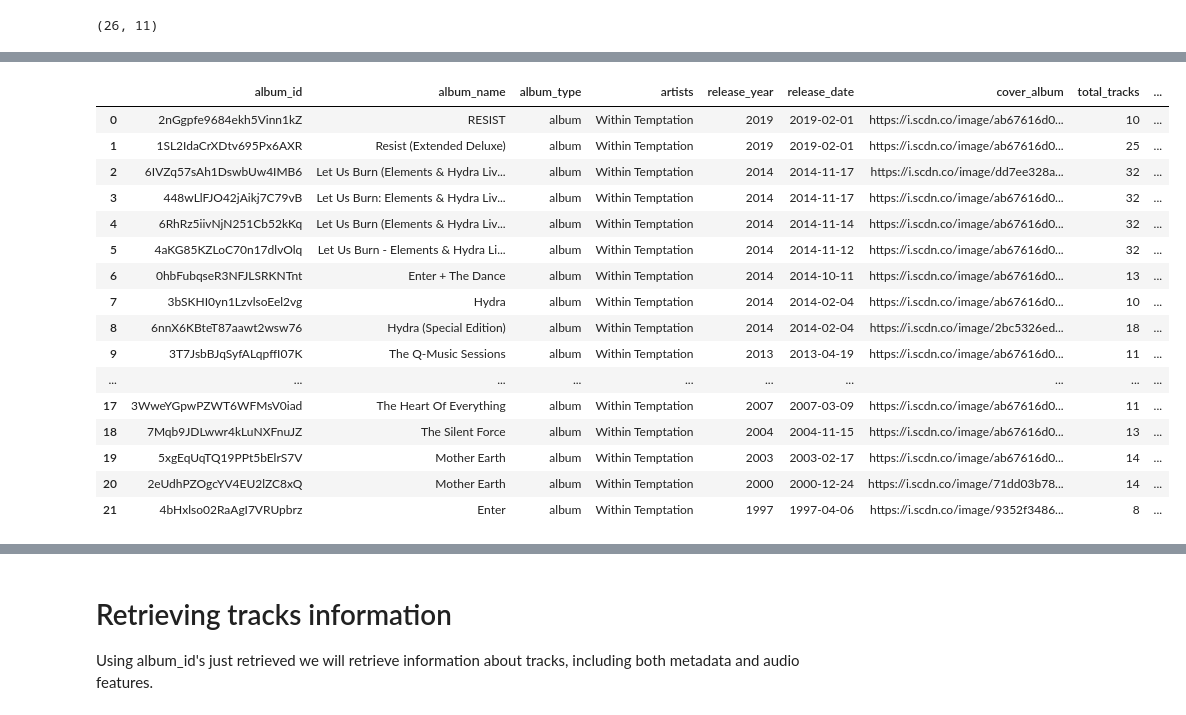
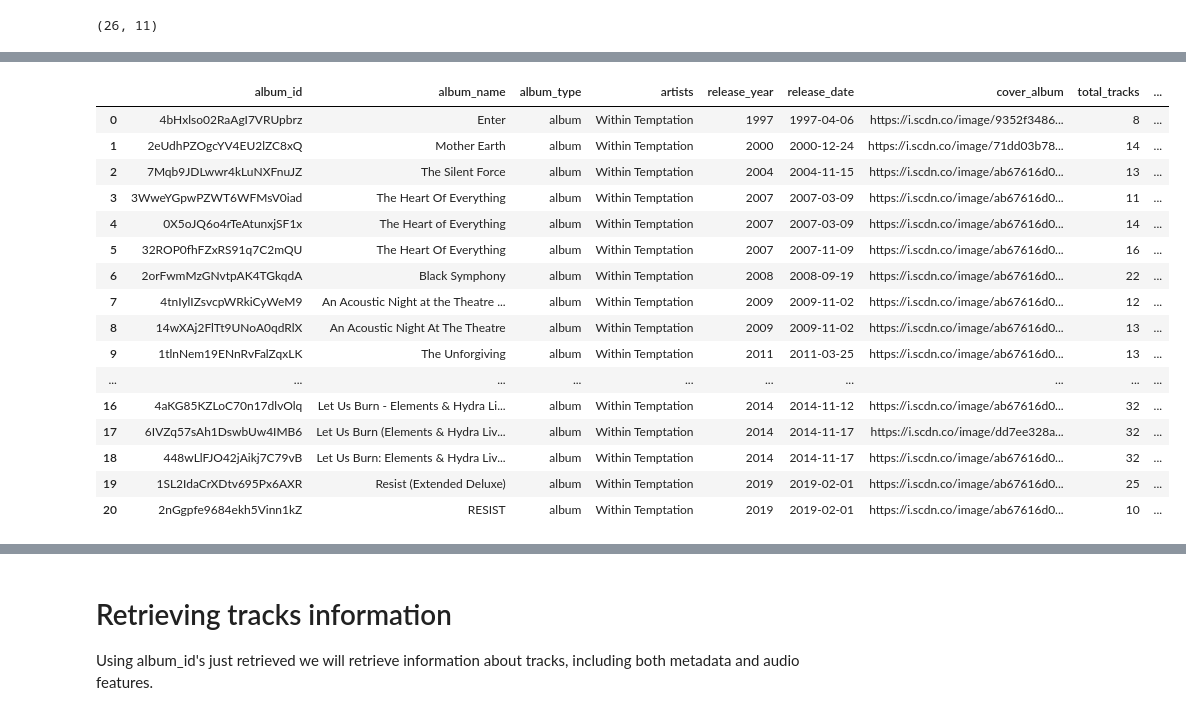
Before and after one commit to dpbac/evanescence_and_within_temptation_in_Python, a Jupyter notebook: notebook_02_retrieve_Spotify_data-Evanescence_Within_Temptation.ipynb, the cells around one changed output, grey strips where cells are left out. Saved outputs shown, nothing was run; the diff lists cells and outputs as text; code cells hidden in the pictures.

```diff
--- a/notebook_02_retrieve_metada_Spotify_Evanescence_Within_Temptation.ipynb
+++ b/notebook_02_retrieve_Spotify_data-Evanescence_Within_Temptation.ipynb
@@ -84,13 +61,17 @@ The information retrieved by the following function is:
 # %%
 def retrieve_artist_info(artist):
 
-    """ Retrieve main information about an artist given artist's name which includes also name of bands.
+    """
+
+    Retrieve main information about an artist given artist's name which includes also name of bands.
 
     Input:
         artist : artist's name (string)
 
     Output:
-        dictionary with main info about artist, including related artist. """
+        dictionary with main info about artist, including related artist.
+
+    """
 
     # find artist by name and extract uri
 
@@ -224,7 +216,9 @@ So we can say that people that like `Evanescence` and `Within Temptation` also a
 import pandas as pd
 
 def top_tracks_by_country(artist_id, country = 'US'):
-    """ Get Spotify catalog information about an artist’s top 10 tracks by country. """
+    """
+    Get Spotify catalog information about an artist’s top 10 tracks by country.
+    """
 
     track_name = []
     track_id = []
@@ -483,7 +478,6 @@ def retrieve_albums_info(artist_id, file_name, limit = 50, max_nr_albums=2000):
     album_type = []
     artists = []
     release_date = []
-    # release_date_precision = []
     cover_album = []
     total_tracks = []
     available_markets = []
@@ -498,7 +492,6 @@ def retrieve_albums_info(artist_id, file_name, limit = 50, max_nr_albums=2000):
             album_type.append(albums_per_artist['items'][album]['album_type'])
             artists.append(albums_per_artist['items'][album]['artists'][0]['name'])
             release_date.append(albums_per_artist['items'][album]['release_date'])
-    #         release_date_precision.append(albums_per_artist['items'][album]['release_date_precision'])
             cover_album.append(albums_per_artist['items'][album]['images'][0]['url'])
             total_tracks.append(albums_per_artist['items'][album]['total_tracks'])
             available_markets.append(','.join(albums_per_artist['items'][album]['available_markets']))
@@ -511,7 +504,6 @@ def retrieve_albums_info(artist_id, file_name, limit = 50, max_nr_albums=2000):
                    'album_type' : album_type,
                    'artists': artists,
                    'release_date' : release_date,
-    #                'release_date_precision' : release_date_precision,
                    'cover_album':cover_album,
                    'total_tracks':total_tracks,
                    'available_markets': available_markets,
@@ -524,7 +516,7 @@ def retrieve_albums_info(artist_id, file_name, limit = 50, max_nr_albums=2000):
 
     # Ordering by date - most recent first
 
-    df.sort_values(by='release_date', ascending = False, inplace = True)
+    df.sort_values(by='release_date', inplace = True)
 
     # dropping duplicates based on album_name and release_date
 
@@ -806,24 +803,24 @@ I'll remove for now duplicates based on `album_name`,`release_year`, and `total_
 # %%
-df_albums_within_temptation_filtered.drop_duplicates(subset=['album_name','release_year','total_tracks'], keep='first', inplace = True)
+df_albums_within_temptation_filtered.drop_duplicates(subset=['album_name','total_tracks'], keep='first', inplace = True)
 
 df_albums_within_temptation_filtered.reset_index(inplace=True, drop=True)
 df_albums_within_temptation_filtered
 # %% [output]
 |  | album_id | album_name | album_type | artists | release_year | release_date | cover_album | total_tracks | ... |
-| 0 | 2nGgpfe9684ekh5Vinn1kZ | RESIST | album | Within Temptation | 2019 | 2019-02-01 | https://i.scdn.co/image/ab67616d0... | 10 | ... |
-| 1 | 1SL2IdaCrXDtv695Px6AXR | Resist (Extended Deluxe) | album | Within Temptation | 2019 | 2019-02-01 | https://i.scdn.co/image/ab67616d0... | 25 | ... |
-| 2 | 6IVZq57sAh1DswbUw4IMB6 | Let Us Burn (Elements & Hydra Liv... | album | Within Temptation | 2014 | 2014-11-17 | https://i.scdn.co/image/dd7ee328a... | 32 | ... |
-| 3 | 448wLlFJO42jAikj7C79vB | Let Us Burn: Elements & Hydra Liv... | album | Within Temptation | 2014 | 2014-11-17 | https://i.scdn.co/image/ab67616d0... | 32 | ... |
-| 4 | 6RhRz5iivNjN251Cb52kKq | Let Us Burn (Elements & Hydra Liv... | album | Within Temptation | 2014 | 2014-11-14 | https://i.scdn.co/image/ab67616d0... | 32 | ... |
-| 5 | 4aKG85KZLoC70n17dlvOlq | Let Us Burn - Elements & Hydra Li... | album | Within Temptation | 2014 | 2014-11-12 | https://i.scdn.co/image/ab67616d0... | 32 | ... |
-| 6 | 0hbFubqseR3NFJLSRKNTnt | Enter + The Dance | album | Within Temptation | 2014 | 2014-10-11 | https://i.scdn.co/image/ab67616d0... | 13 | ... |
-| 7 | 3bSKHI0yn1LzvlsoEel2vg | Hydra | album | Within Temptation | 2014 | 2014-02-04 | https://i.scdn.co/image/ab67616d0... | 10 | ... |
-| 8 | 6nnX6KBteT87aawt2wsw76 | Hydra (Special Edition) | album | Within Temptation | 2014 | 2014-02-04 | https://i.scdn.co/image/2bc5326ed... | 18 | ... |
-| 9 | 3T7JsbBJqSyfALqpffI07K | The Q-Music Sessions | album | Within Temptation | 2013 | 2013-04-19 | https://i.scdn.co/image/ab67616d0... | 11 | ... |
+| 0 | 4bHxlso02RaAgI7VRUpbrz | Enter | album | Within Temptation | 1997 | 1997-04-06 | https://i.scdn.co/image/9352f3486... | 8 | ... |
+| 1 | 2eUdhPZOgcYV4EU2lZC8xQ | Mother Earth | album | Within Temptation | 2000 | 2000-12-24 | https://i.scdn.co/image/71dd03b78... | 14 | ... |
+| 2 | 7Mqb9JDLwwr4kLuNXFnuJZ | The Silent Force | album | Within Temptation | 2004 | 2004-11-15 | https://i.scdn.co/image/ab67616d0... | 13 | ... |
+| 3 | 3WweYGpwPZWT6WFMsV0iad | The Heart Of Everything | album | Within Temptation | 2007 | 2007-03-09 | https://i.scdn.co/image/ab67616d0... | 11 | ... |
+| 4 | 0X5oJQ6o4rTeAtunxjSF1x | The Heart of Everything | album | Within Temptation | 2007 | 2007-03-09 | https://i.scdn.co/image/ab67616d0... | 14 | ... |
+| 5 | 32ROP0fhFZxRS91q7C2mQU | The Heart Of Everything | album | Within Temptation | 2007 | 2007-11-09 | https://i.scdn.co/image/ab67616d0... | 16 | ... |
+| 6 | 2orFwmMzGNvtpAK4TGkqdA | Black Symphony | album | Within Temptation | 2008 | 2008-09-19 | https://i.scdn.co/image/ab67616d0... | 22 | ... |
+| 7 | 4tnIylIZsvcpWRkiCyWeM9 | An Acoustic Night at the Theatre ... | album | Within Temptation | 2009 | 2009-11-02 | https://i.scdn.co/image/ab67616d0... | 12 | ... |
+| 8 | 14wXAj2FlTt9UNoA0qdRlX | An Acoustic Night At The Theatre | album | Within Temptation | 2009 | 2009-11-02 | https://i.scdn.co/image/ab67616d0... | 13 | ... |
+| 9 | 1tlnNem19ENnRvFalZqxLK | The Unforgiving | album | Within Temptation | 2011 | 2011-03-25 | https://i.scdn.co/image/ab67616d0... | 13 | ... |
 | ... | ... | ... | ... | ... | ... | ... | ... | ... | ... |
-| 17 | 3WweYGpwPZWT6WFMsV0iad | The Heart Of Everything | album | Within Temptation | 2007 | 2007-03-09 | https://i.scdn.co/image/ab67616d0... | 11 | ... |
-| 18 | 7Mqb9JDLwwr4kLuNXFnuJZ | The Silent Force | album | Within Temptation | 2004 | 2004-11-15 | https://i.scdn.co/image/ab67616d0... | 13 | ... |
-| 19 | 5xgEqUqTQ19PPt5bElrS7V | Mother Earth | album | Within Temptation | 2003 | 2003-02-17 | https://i.scdn.co/image/ab67616d0... | 14 | ... |
-| 20 | 2eUdhPZOgcYV4EU2lZC8xQ | Mother Earth | album | Within Temptation | 2000 | 2000-12-24 | https://i.scdn.co/image/71dd03b78... | 14 | ... |
-| 21 | 4bHxlso02RaAgI7VRUpbrz | Enter | album | Within Temptation | 1997 | 1997-04-06 | https://i.scdn.co/image/9352f3486... | 8 | ... |
+| 16 | 4aKG85KZLoC70n17dlvOlq | Let Us Burn - Elements & Hydra Li... | album | Within Temptation | 2014 | 2014-11-12 | https://i.scdn.co/image/ab67616d0... | 32 | ... |
+| 17 | 6IVZq57sAh1DswbUw4IMB6 | Let Us Burn (Elements & Hydra Liv... | album | Within Temptation | 2014 | 2014-11-17 | https://i.scdn.co/image/dd7ee328a... | 32 | ... |
+| 18 | 448wLlFJO42jAikj7C79vB | Let Us Burn: Elements & Hydra Liv... | album | Within Temptation | 2014 | 2014-11-17 | https://i.scdn.co/image/ab67616d0... | 32 | ... |
+| 19 | 1SL2IdaCrXDtv695Px6AXR | Resist (Extended Deluxe) | album | Within Temptation | 2019 | 2019-02-01 | https://i.scdn.co/image/ab67616d0... | 25 | ... |
+| 20 | 2nGgpfe9684ekh5Vinn1kZ | RESIST | album | Within Temptation | 2019 | 2019-02-01 | https://i.scdn.co/image/ab67616d0... | 10 | ... |
 # %%
```
Also changed, not shown: parts of 48 cells of this notebook, 3 other files.
